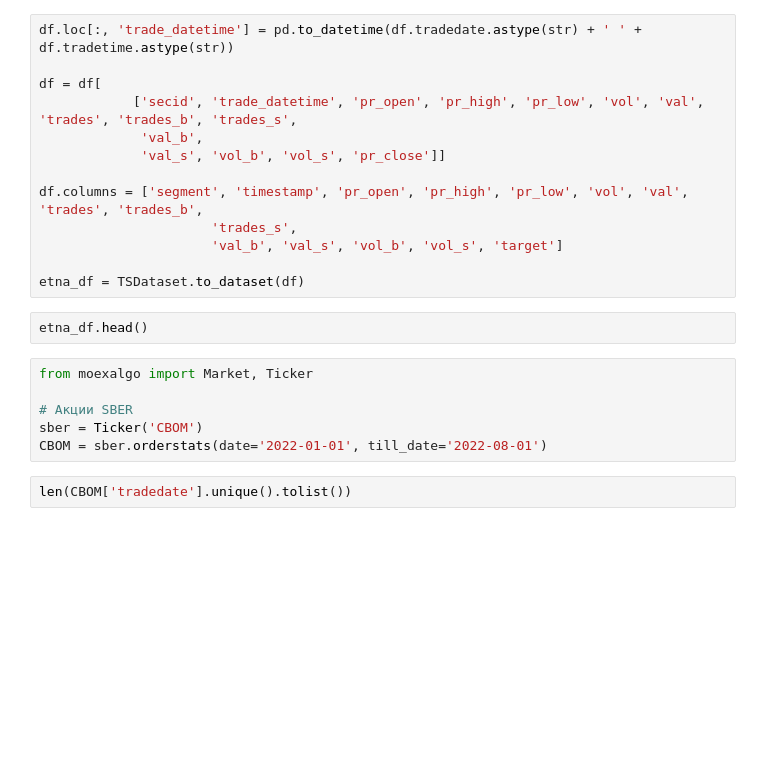
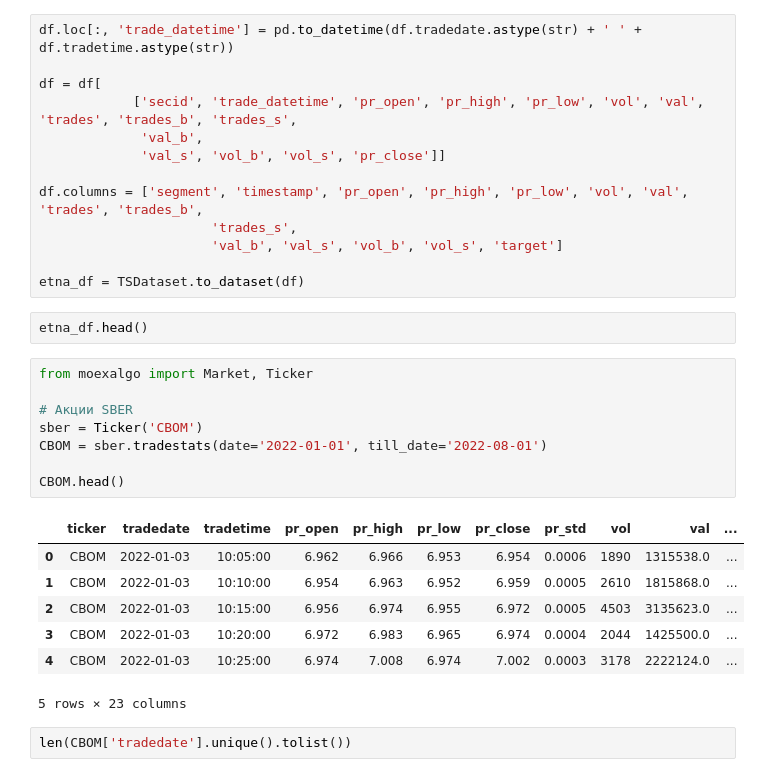
Before and after one commit to VAnufrikov/Go.Algo, a Jupyter notebook: data_moex.ipynb, the cells around one changed output. Saved outputs shown, nothing was run; the diff lists cells and outputs as text; blank space fills up the shorter version.

```diff
--- a/data_moex.ipynb
+++ b/data_moex.ipynb
@@ -121,9 +204,19 @@ etna_df.head()
 # %%
 from moexalgo import Market, Ticker
 
 # Акции SBER
 sber = Ticker('CBOM')
-CBOM = sber.orderstats(date='2022-01-01', till_date='2022-08-01')
+CBOM = sber.tradestats(date='2022-01-01', till_date='2022-08-01')
+
+CBOM.head()
+# %% [output]
+|  | ticker | tradedate | tradetime | pr_open | pr_high | pr_low | pr_close | pr_std | vol | val | ... |
+| 0 | CBOM | 2022-01-03 | 10:05:00 | 6.962 | 6.966 | 6.953 | 6.954 | 0.0006 | 1890 | 1315538.0 | ... |
+| 1 | CBOM | 2022-01-03 | 10:10:00 | 6.954 | 6.963 | 6.952 | 6.959 | 0.0005 | 2610 | 1815868.0 | ... |
+| 2 | CBOM | 2022-01-03 | 10:15:00 | 6.956 | 6.974 | 6.955 | 6.972 | 0.0005 | 4503 | 3135623.0 | ... |
+| 3 | CBOM | 2022-01-03 | 10:20:00 | 6.972 | 6.983 | 6.965 | 6.974 | 0.0004 | 2044 | 1425500.0 | ... |
+| 4 | CBOM | 2022-01-03 | 10:25:00 | 6.974 | 7.008 | 6.974 | 7.002 | 0.0003 | 3178 | 2222124.0 | ... |
+5 rows × 23 columns
 # %%
 len(CBOM['tradedate'].unique().tolist())
 # %% [output]
```
Also changed, not shown: parts of 6 cells of this notebook, 5 other files.
